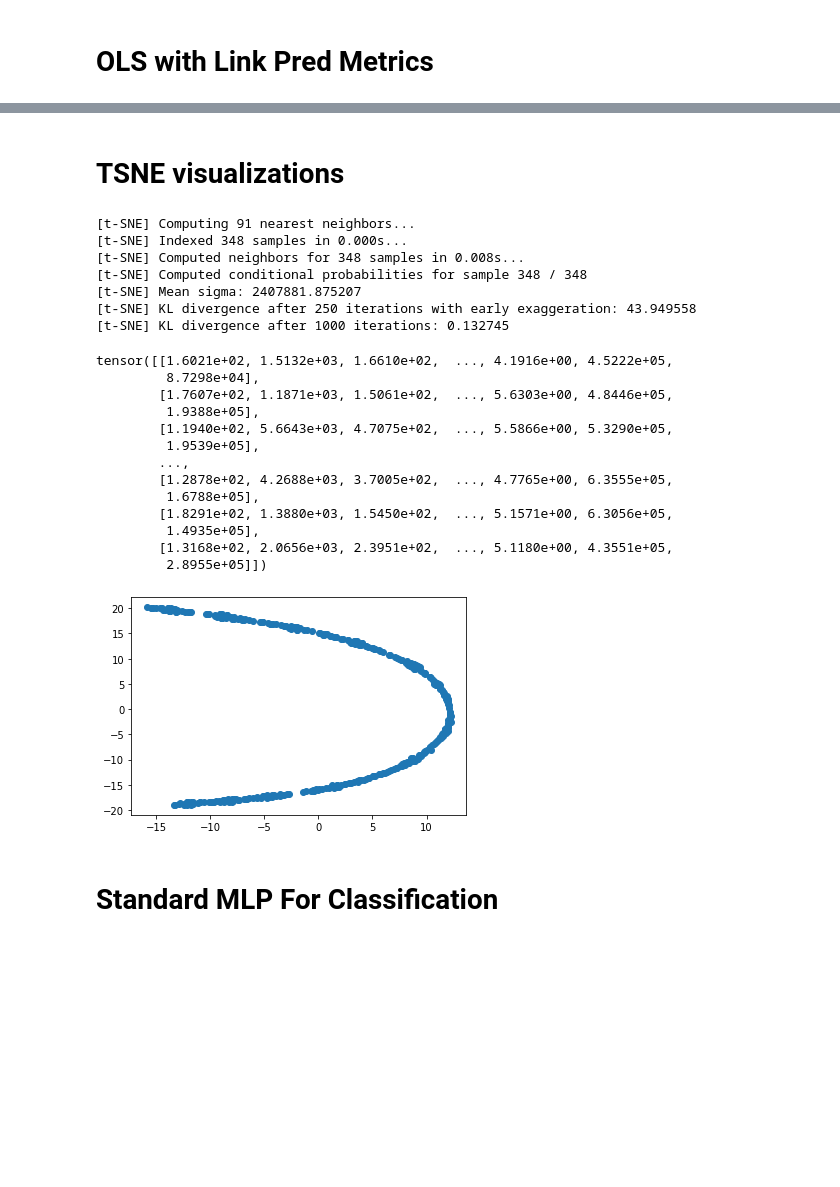
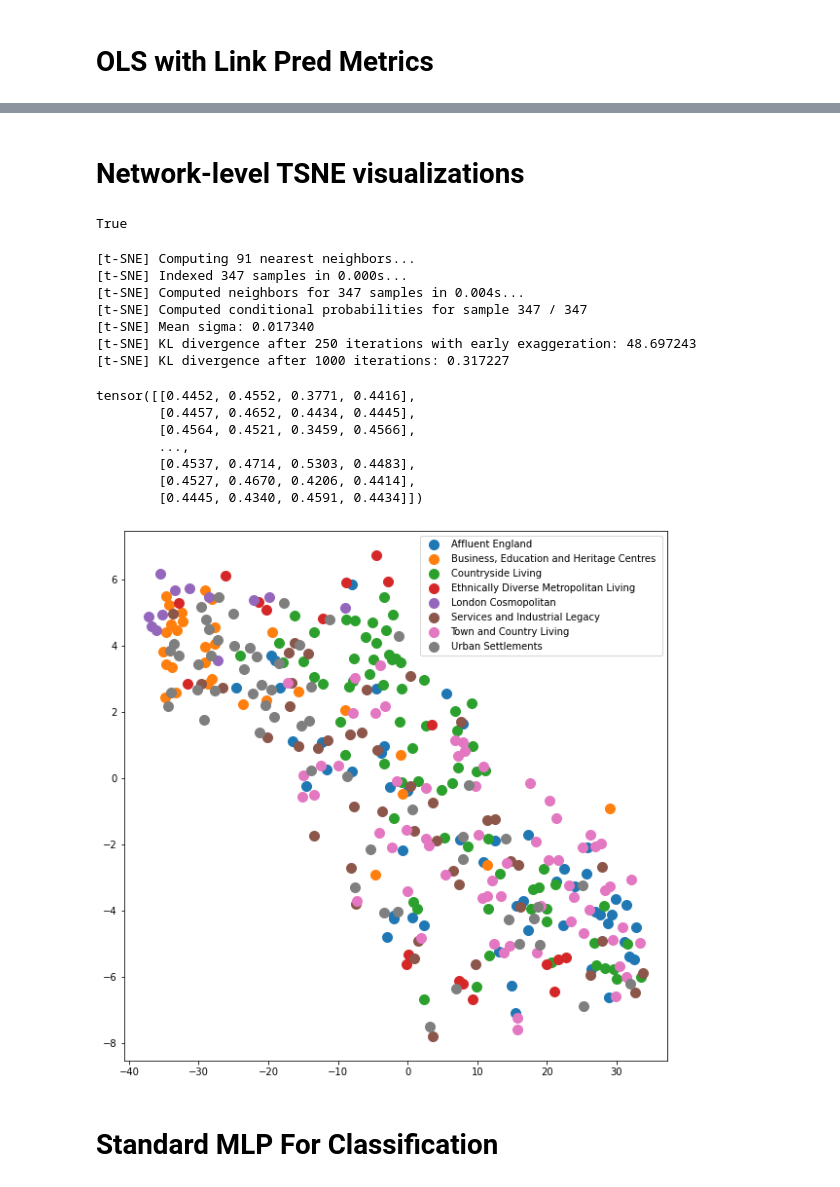
Before and after one commit to wilsoncwc/predicting-choice, a Jupyter notebook: predicting-cities.ipynb, the cells around one changed output, grey strips where cells are left out. Drawn from its saved outputs; the diff is of its cells as text; code cells hidden in the pictures; blank space fills up the shorter version.

```diff
--- a/predicting-cities.ipynb
+++ b/predicting-cities.ipynb
@@ -562,47 +559,66 @@ R score for Income Deprivation Affecting Older People (IDAOPI) - Average score:
 # %% [markdown]
-# TSNE visualizations
+# Network-level TSNE visualizations
+# %%
+cluster_df = load_city_cluster_df(numeric=False)
+q = cluster_df.query(f'Name == "The Vale of Glamorgan"')
+print(q.empty)
+# %% [output]
+True
 # %%
 # Original features
 from sklearn.manifold import TSNE
 
-def tsne(dataset, include_feats):
+def plot_tsne(tsne, labels, title=''):
+    data = pd.DataFrame({'x':tsne[:, 0], 'y':tsne[:, 1], 'label':labels})
+    groups = data.groupby('label')
+    plt.figure(figsize=(10, 10))
+    for name, group in groups:
+        plt.plot(group.x, group.y, marker='o', linestyle='', ms=10, label=name)
+    plt.legend()
+    # plt.set_title(title)
+
+def tsne(dataset, include_feats, cat_name):
     feat_idx = torch.tensor([feats.index(feat) for feat in include_feats])
     features = [torch.index_select(data.x, 1, feat_idx) for data in dataset]
 
+    cluster_df = load_city_cluster_df(numeric=False)
+    labels = []
+    features = []
+    for data in dataset:
+        query = cluster_df.query(f'Name == "{data.place}"')
+        if (query.empty):
+            continue
+        else:
+            labels.append(query[cat_name].values[0])
+            features.append(torch.index_select(data.x, 1, feat_idx))
     avg_feats = [torch.mean(feats, dim=0) for feats in features]
     avg_feats = torch.stack(avg_feats)
     tsne = TSNE(learning_rate='auto', verbose=1).fit_transform(avg_feats)
 
-    plt.scatter(tsne[:, 0], tsne[:, 1])
+    plot_tsne(tsne, labels)
     return avg_feats
 
 include_feats = rank_fields # CHANGE THIS
 dataset = torch.load('datasets/ssx_dataset.pt')
-tsne(dataset, feats)
+tsne(dataset, include_feats, 'Supergroup Name')
 
 # Embedded features
 # %% [output]
 [t-SNE] Computing 91 nearest neighbors...
-[t-SNE] Indexed 348 samples in 0.000s...
-[t-SNE] Computed neighbors for 348 samples in 0.008s...
-[t-SNE] Computed conditional probabilities for sample 348 / 348
-[t-SNE] Mean sigma: 2407881.875207
-[t-SNE] KL divergence after 250 iterations with early exaggeration: 43.949558
-[t-SNE] KL divergence after 1000 iterations: 0.132745
+[t-SNE] Indexed 347 samples in 0.000s...
+[t-SNE] Computed neighbors for 347 samples in 0.004s...
+[t-SNE] Computed conditional probabilities for sample 347 / 347
+[t-SNE] Mean sigma: 0.017340
+[t-SNE] KL divergence after 250 iterations with early exaggeration: 48.697243
+[t-SNE] KL divergence after 1000 iterations: 0.317227
-tensor([[1.6021e+02, 1.5132e+03, 1.6610e+02,  ..., 4.1916e+00, 4.5222e+05,
-         8.7298e+04],
-        [1.7607e+02, 1.1871e+03, 1.5061e+02,  ..., 5.6303e+00, 4.8446e+05,
-         1.9388e+05],
-        [1.1940e+02, 5.6643e+03, 4.7075e+02,  ..., 5.5866e+00, 5.3290e+05,
-         1.9539e+05],
+tensor([[0.4452, 0.4552, 0.3771, 0.4416],
+        [0.4457, 0.4652, 0.4434, 0.4445],
+        [0.4564, 0.4521, 0.3459, 0.4566],
         ...,
-        [1.2878e+02, 4.2688e+03, 3.7005e+02,  ..., 4.7765e+00, 6.3555e+05,
-         1.6788e+05],
-        [1.8291e+02, 1.3880e+03, 1.5450e+02,  ..., 5.1571e+00, 6.3056e+05,
-         1.4935e+05],
-        [1.3168e+02, 2.0656e+03, 2.3951e+02,  ..., 5.1180e+00, 4.3551e+05,
-         2.8955e+05]])
+        [0.4537, 0.4714, 0.5303, 0.4483],
+        [0.4527, 0.4670, 0.4206, 0.4414],
+        [0.4445, 0.4340, 0.4591, 0.4434]])
-[figure, old version]
+[figure, new version]
 # %% [markdown]
 # Standard MLP For Classification
 # %% [markdown]
```
Also changed, not shown: parts of 18 cells of this notebook, 16 other files.
